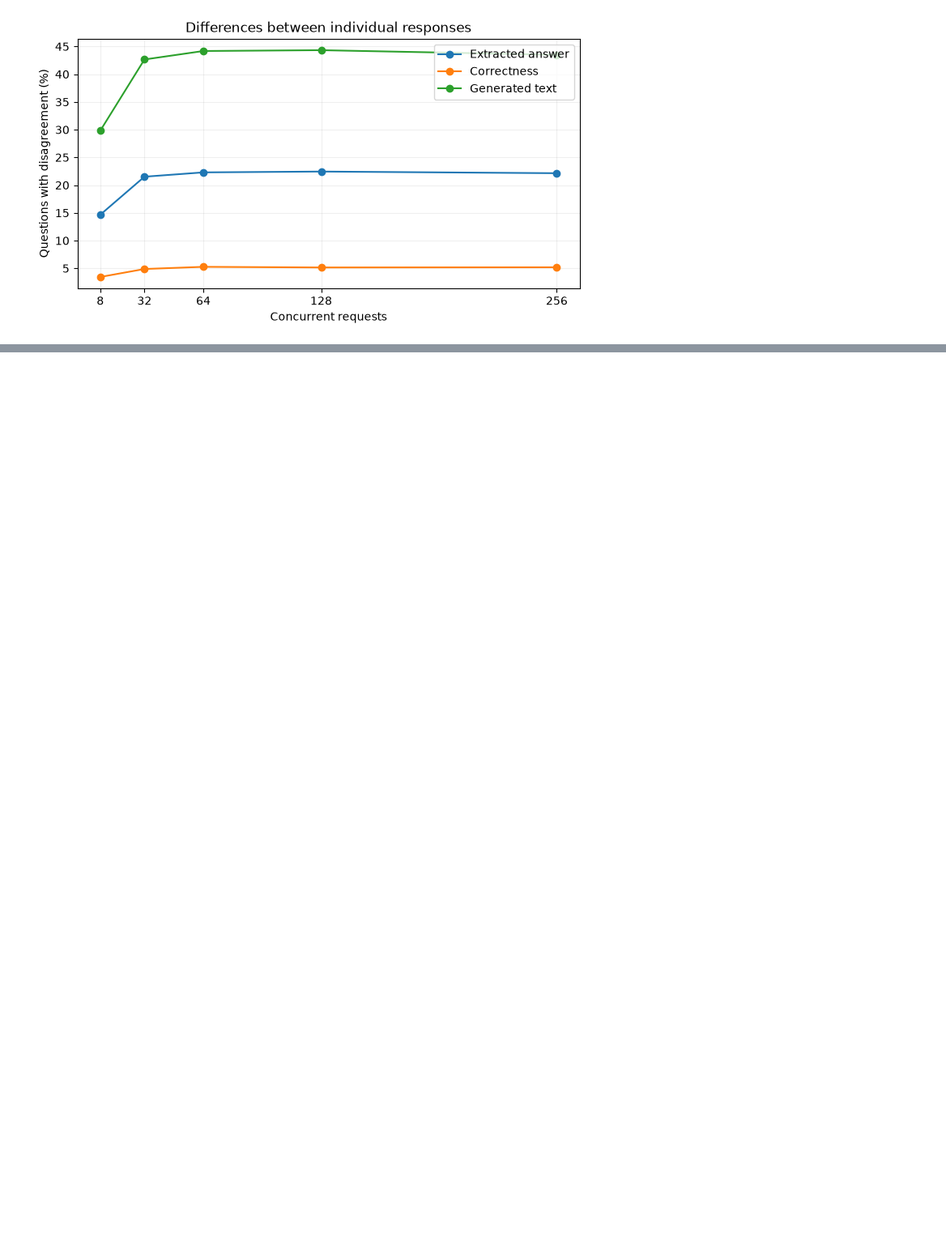
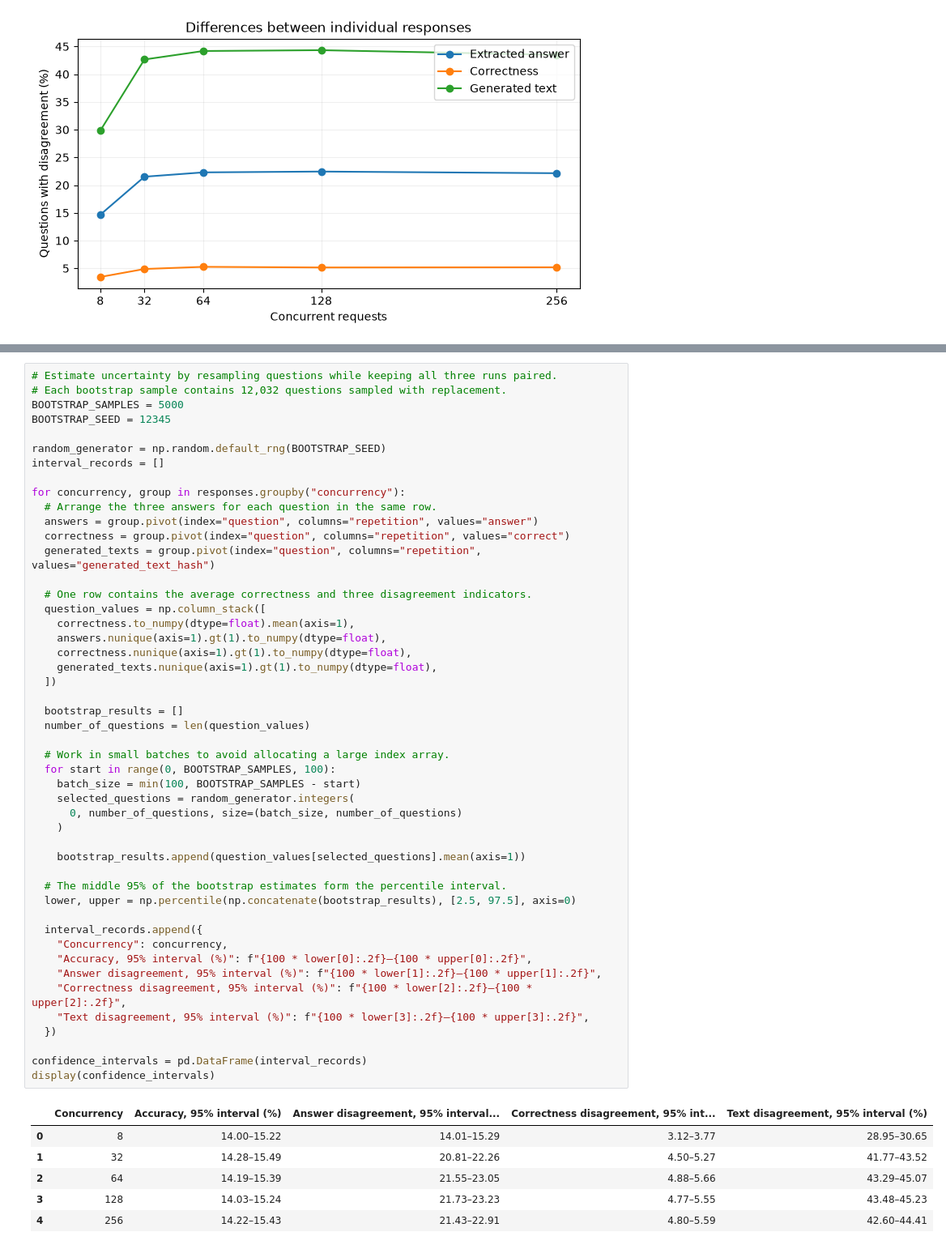
Before and after one commit to toporek3112/llm_benchmarks, a Jupyter notebook: capability/notebooks/mmlu_pro_gemma2b_first_analysis.ipynb, the cells around one changed output, grey strips where cells are left out. Shown at 81% size. Saved outputs shown, nothing was run; the diff lists cells and outputs as text; blank space fills up the shorter version.

Commit message:
capability: added 95 confidence intervals to mmlu_pro_gemma2b_first_analysis.ipynb

```diff
--- a/capability/notebooks/mmlu_pro_gemma2b_first_analysis.ipynb
+++ b/capability/notebooks/mmlu_pro_gemma2b_first_analysis.ipynb
@@ -301 +308,56 @@ plt.show()
+# %%
+# Estimate uncertainty by resampling questions while keeping all three runs paired.
+# Each bootstrap sample contains 12,032 questions sampled with replacement.
+BOOTSTRAP_SAMPLES = 5000
+BOOTSTRAP_SEED = 12345
+
+random_generator = np.random.default_rng(BOOTSTRAP_SEED)
+interval_records = []
+
+for concurrency, group in responses.groupby("concurrency"):
+  # Arrange the three answers for each question in the same row.
+  answers = group.pivot(index="question", columns="repetition", values="answer")
+  correctness = group.pivot(index="question", columns="repetition", values="correct")
+  generated_texts = group.pivot(index="question", columns="repetition", values="generated_text_hash")
+
+  # One row contains the average correctness and three disagreement indicators.
+  question_values = np.column_stack([
+    correctness.to_numpy(dtype=float).mean(axis=1),
+    answers.nunique(axis=1).gt(1).to_numpy(dtype=float),
+    correctness.nunique(axis=1).gt(1).to_numpy(dtype=float),
+    generated_texts.nunique(axis=1).gt(1).to_numpy(dtype=float),
+  ])
+
+  bootstrap_results = []
+  number_of_questions = len(question_values)
+
+  # Work in small batches to avoid allocating a large index array.
+  for start in range(0, BOOTSTRAP_SAMPLES, 100):
+    batch_size = min(100, BOOTSTRAP_SAMPLES - start)
+    selected_questions = random_generator.integers(
+      0, number_of_questions, size=(batch_size, number_of_questions)
+    )
+
+    bootstrap_results.append(question_values[selected_questions].mean(axis=1))
+
+  # The middle 95% of the bootstrap estimates form the percentile interval.
+  lower, upper = np.percentile(np.concatenate(bootstrap_results), [2.5, 97.5], axis=0)
+
+  interval_records.append({
+    "Concurrency": concurrency,
+    "Accuracy, 95% interval (%)": f"{100 * lower[0]:.2f}–{100 * upper[0]:.2f}",
+    "Answer disagreement, 95% interval (%)": f"{100 * lower[1]:.2f}–{100 * upper[1]:.2f}",
+    "Correctness disagreement, 95% interval (%)": f"{100 * lower[2]:.2f}–{100 * upper[2]:.2f}",
+    "Text disagreement, 95% interval (%)": f"{100 * lower[3]:.2f}–{100 * upper[3]:.2f}",
+  })
+
+confidence_intervals = pd.DataFrame(interval_records)
+display(confidence_intervals)
+# %% [output]
+|  | Concurrency | Accuracy, 95% interval (%) | Answer disagreement, 95% interval... | Correctness disagreement, 95% int... | Text disagreement, 95% interval (%) |
+| 0 | 8 | 14.00–15.22 | 14.01–15.29 | 3.12–3.77 | 28.95–30.65 |
+| 1 | 32 | 14.28–15.49 | 20.81–22.26 | 4.50–5.27 | 41.77–43.52 |
+| 2 | 64 | 14.19–15.39 | 21.55–23.05 | 4.88–5.66 | 43.29–45.07 |
+| 3 | 128 | 14.03–15.24 | 21.73–23.23 | 4.77–5.55 | 43.48–45.23 |
+| 4 | 256 | 14.22–15.43 | 21.43–22.91 | 4.80–5.59 | 42.60–44.41 |
 # %% [markdown]
```
Also changed, not shown: parts of 3 cells of this notebook.
